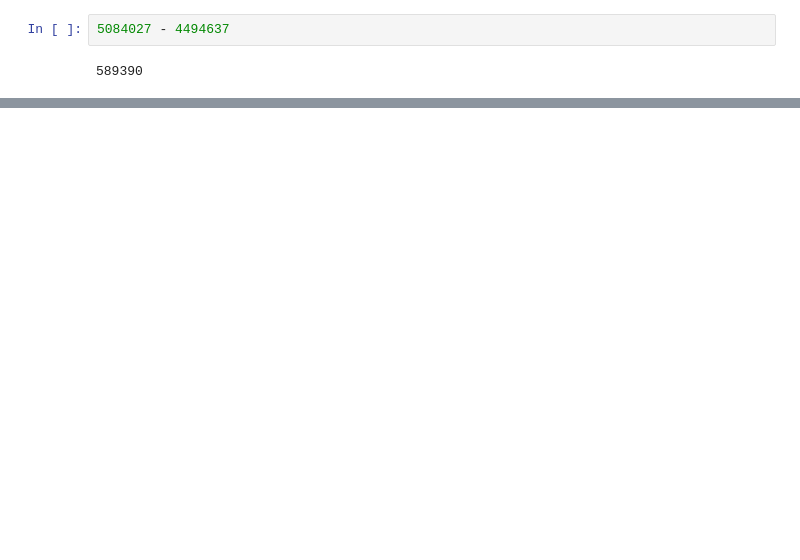
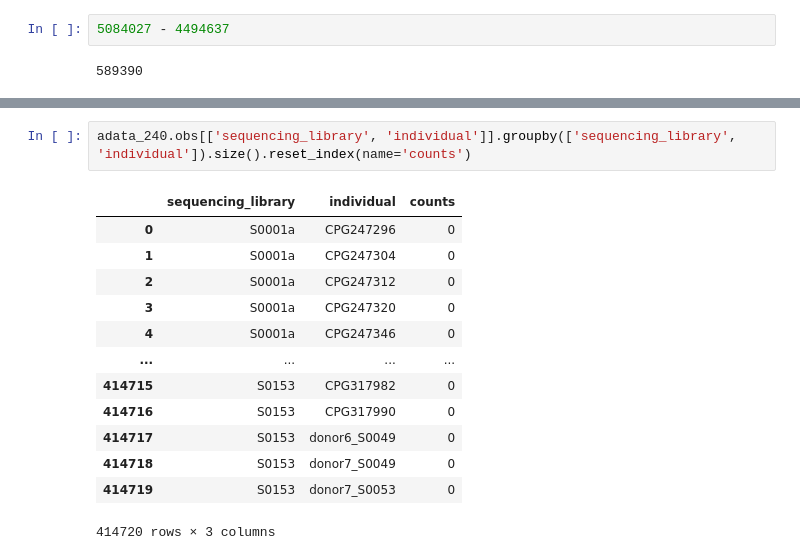
Before and after one commit to powellgenomicslab/tenk10k_phase1, a Jupyter notebook: Scanpy/scanpy_combine_files_add_gene_info.ipynb, the cells around one changed output, grey strips where cells are left out. Saved outputs shown, nothing was run; the diff lists cells and outputs as text; blank space fills up the shorter version.

```diff
--- a/Scanpy/scanpy_combine_files_add_gene_info.ipynb
+++ b/Scanpy/scanpy_combine_files_add_gene_info.ipynb
@@ -187,0 +5212,16 @@ cpg_id_old
+# %%
+adata_240.obs[['sequencing_library', 'individual']].groupby(['sequencing_library', 'individual']).size().reset_index(name='counts')
+# %% [output]
+|  | sequencing_library | individual | counts |
+| 0 | S0001a | CPG247296 | 0 |
+| 1 | S0001a | CPG247304 | 0 |
+| 2 | S0001a | CPG247312 | 0 |
+| 3 | S0001a | CPG247320 | 0 |
+| 4 | S0001a | CPG247346 | 0 |
+| ... | ... | ... | ... |
+| 414715 | S0153 | CPG317982 | 0 |
+| 414716 | S0153 | CPG317990 | 0 |
+| 414717 | S0153 | donor6_S0049 | 0 |
+| 414718 | S0153 | donor7_S0049 | 0 |
+| 414719 | S0153 | donor7_S0053 | 0 |
+414720 rows × 3 columns
```
Also changed, not shown: parts of 40 cells of this notebook.
